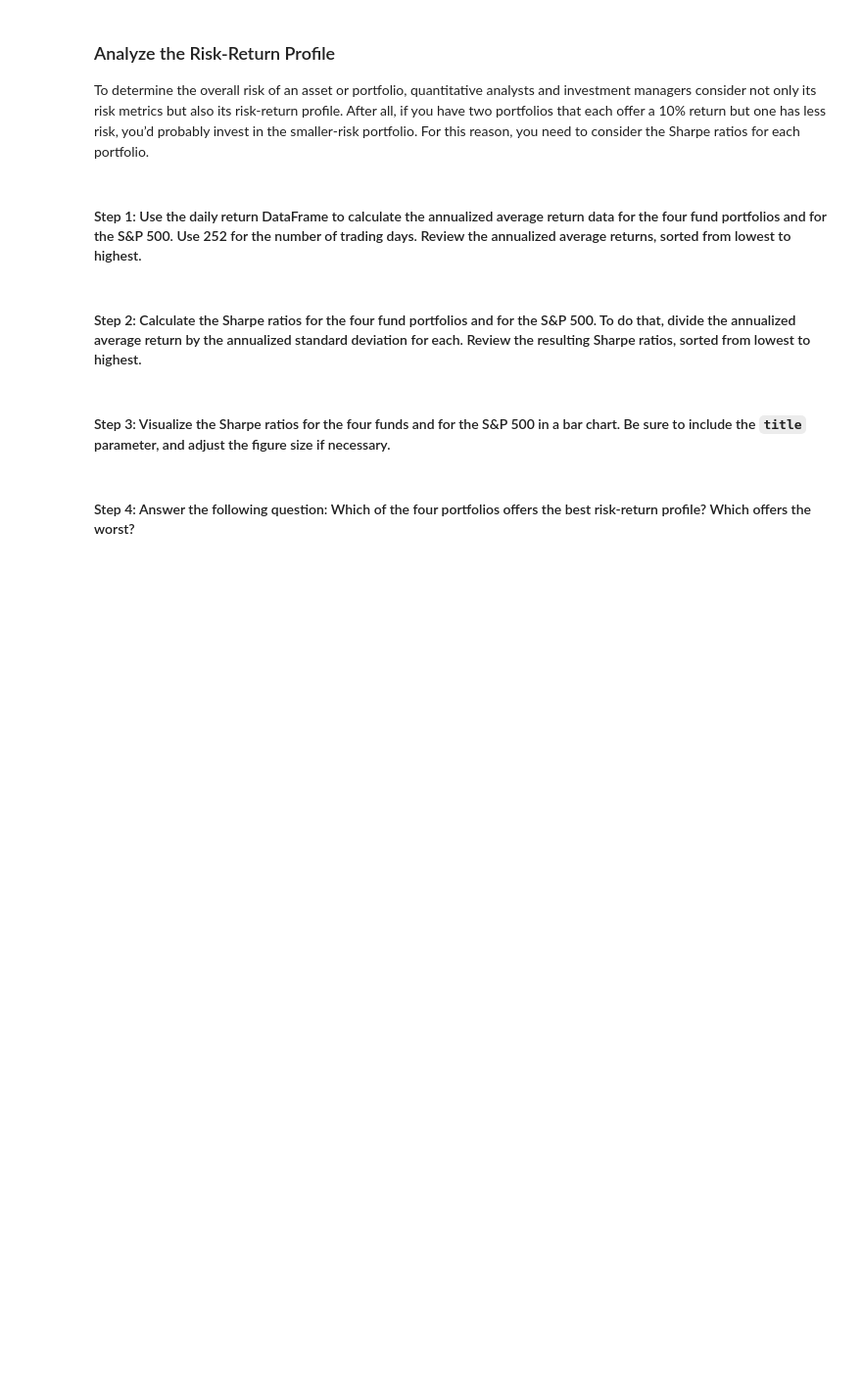
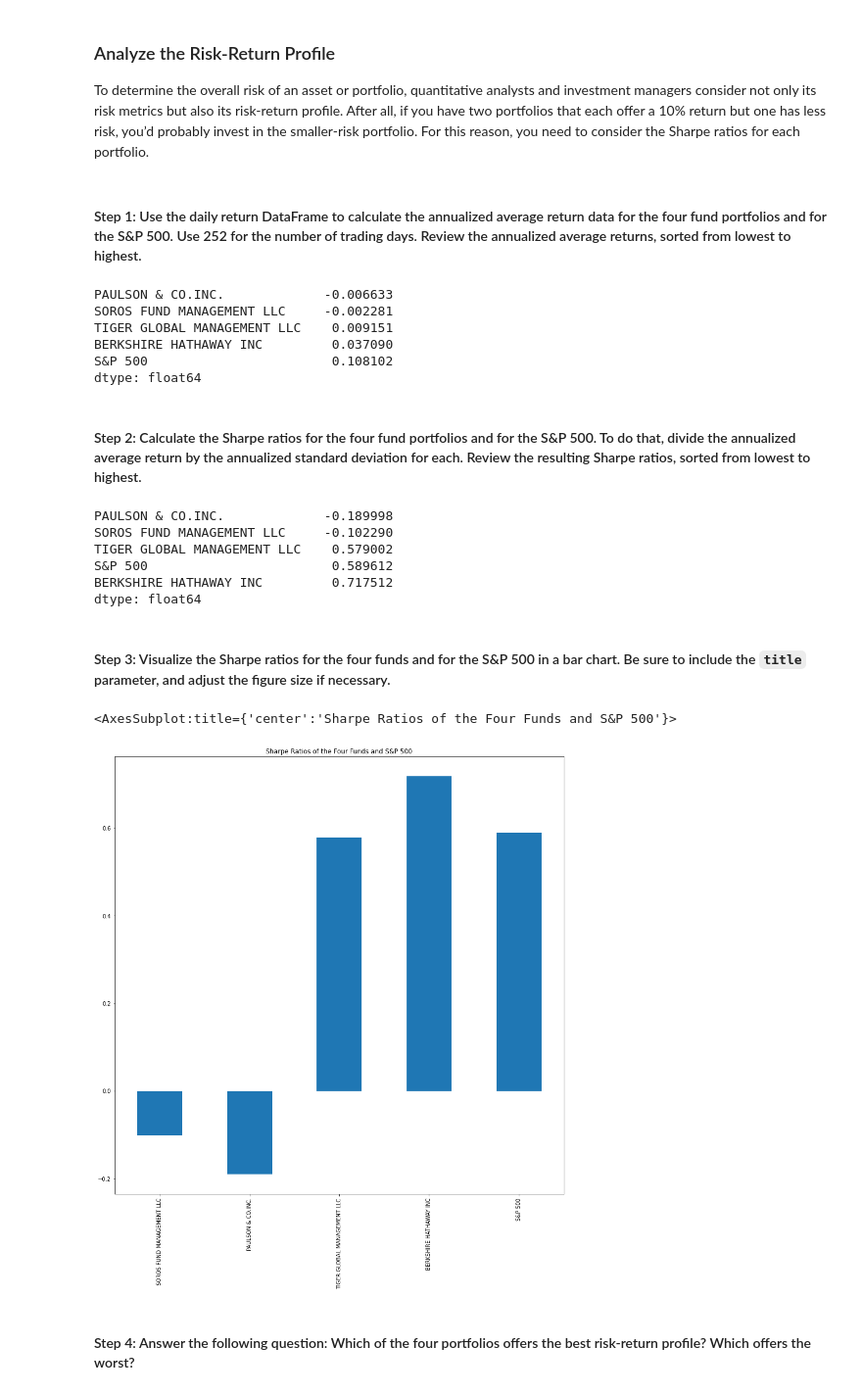
Before and after one commit to Amora987/Risk-Return-Analysis, a Jupyter notebook: Starter_Code/risk_return_analysis.ipynb, the cells around one changed output. Shown at 98% size. Drawn from its saved outputs; the diff is of its cells as text; code cells hidden in the pictures; blank space fills up the shorter version.

Commit message:
Added sharp ratio and bar graph

```diff
--- a/Starter_Code/risk_return_analysis.ipynb
+++ b/Starter_Code/risk_return_analysis.ipynb
@@ -317,18 +317,40 @@ To determine the overall risk of an asset or portfolio, quantitative analysts an
 # Use 252 as the number of trading days in the year
 # Review the annual average returns sorted from lowest to highest
 # YOUR CODE HERE
+annual_avg_return = daily_returns.mean() * 252
+annual_avg_return.sort_values()
+# %% [output]
+PAULSON & CO.INC.             -0.006633
+SOROS FUND MANAGEMENT LLC     -0.002281
+TIGER GLOBAL MANAGEMENT LLC    0.009151
+BERKSHIRE HATHAWAY INC         0.037090
+S&P 500                        0.108102
+dtype: float64
 # %% [markdown]
 #### Step 2: Calculate the Sharpe ratios for the four fund portfolios and for the S&P 500. To do that, divide the annualized average return by the annualized standard deviation for each. Review the resulting Sharpe ratios, sorted from lowest to highest.
 # %%
 # Calculate the annualized Sharpe Ratios for each of the 4 portfolios and the S&P 500.
 # Review the Sharpe ratios sorted lowest to highest
 # YOUR CODE HERE
+annual_sharp_ratio = annual_avg_return/annualized_standard_deviation
+annual_sharp_ratio.sort_values()
+# %% [output]
+PAULSON & CO.INC.             -0.189998
+SOROS FUND MANAGEMENT LLC     -0.102290
+TIGER GLOBAL MANAGEMENT LLC    0.579002
+S&P 500                        0.589612
+BERKSHIRE HATHAWAY INC         0.717512
+dtype: float64
 # %% [markdown]
 #### Step 3: Visualize the Sharpe ratios for the four funds and for the S&P 500 in a bar chart. Be sure to include the `title` parameter, and adjust the figure size if necessary.
 # %%
 # Visualize the Sharpe ratios as a bar chart
 # Include a title parameter and adjust the figure size
 # YOUR CODE HERE
+annual_sharp_ratio.plot(kind = "bar", title = "Sharpe Ratios of the Four Funds and S&P 500", figsize = (15,15))
+# %% [output]
+<AxesSubplot:title={'center':'Sharpe Ratios of the Four Funds and S&P 500'}>
+[figure, added]
 # %% [markdown]
 #### Step 4: Answer the following question: Which of the four portfolios offers the best risk-return profile? Which offers the worst?
 # %% [markdown]
```
Also changed, not shown: parts of 1 cell of this notebook.
